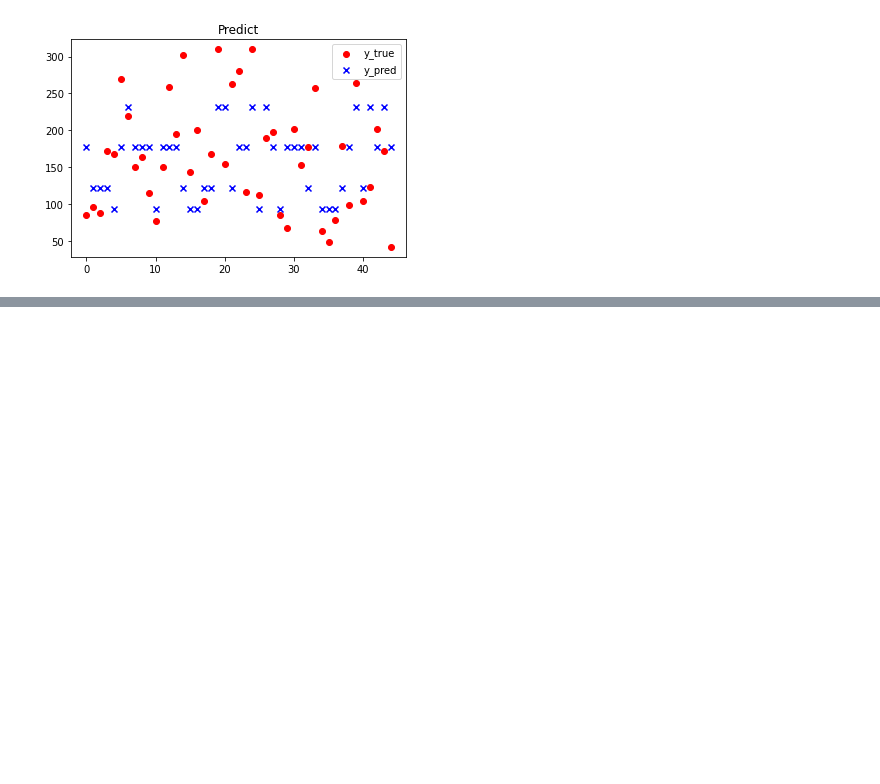
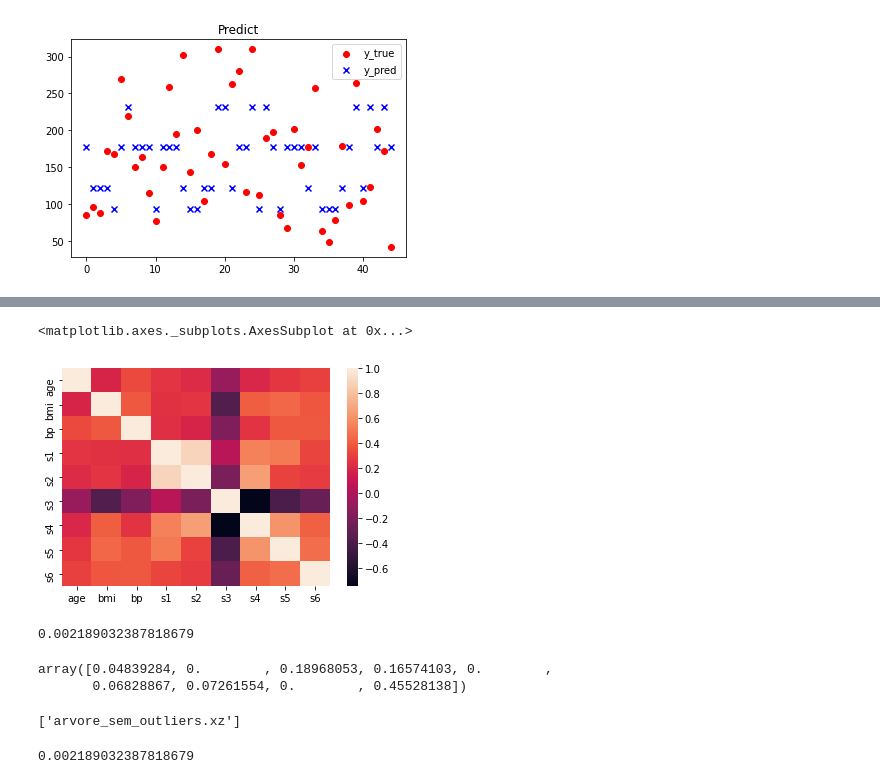
Before and after one commit to C4st3ll4n/diabetis_portfolio, a Jupyter notebook: portfolio_diabetis.ipynb, the cells around one changed output, grey strips where cells are left out. Cells and saved outputs as stored; diff of their text form; code cells hidden in the pictures; blank space fills up the shorter version.

```diff
--- a/portfolio_diabetis.ipynb
+++ b/portfolio_diabetis.ipynb
@@ -208,0 +356,9 @@ plot(y_test, y_pred)
+# %%
+corr = diX.corr()
+
+sns.heatmap(corr,
+         xticklabels=corr.columns,
+         yticklabels=corr.columns)
+# %% [output]
+<matplotlib.axes._subplots.AxesSubplot at 0x...>
+[figure, added]
@@ -208,0 +368,15 @@ plot(y_test, y_pred)
+# %%
+X_train, X_test, y_train, y_test = train_test_split(dfo, dfoy, test_size=0.1)
+DTR = DecisionTreeRegressor(max_depth=5, random_state=0,
+                            min_samples_split=50,max_features='auto',)
+
+DTR.fit(X_train, y_train,)
+y_pred = DTR.predict(X_test)
+print(mean_squared_error(y_test, y_pred))
+# %% [output]
+0.002189032387818679
+# %%
+DTR.feature_importances_
+# %% [output]
+array([0.04839284, 0.        , 0.18968053, 0.16574103, 0.        ,
+       0.06828867, 0.07261554, 0.        , 0.45528138])
@@ -208,0 +385,5 @@ plot(y_test, y_pred)
+# %%
+#salvando melhor arvore
+joblib.dump(DTR,'arvore_sem_outliers.xz')
+# %% [output]
+['arvore_sem_outliers.xz']
@@ -208,0 +394,4 @@ plot(y_test, y_pred)
+# %%
+print(mean_squared_error(y_test, y_pred))
+# %% [output]
+0.002189032387818679
```
Also changed, not shown: parts of 26 cells of this notebook.
